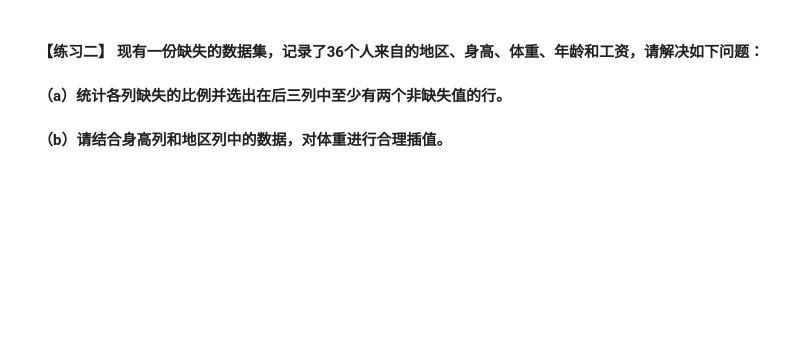
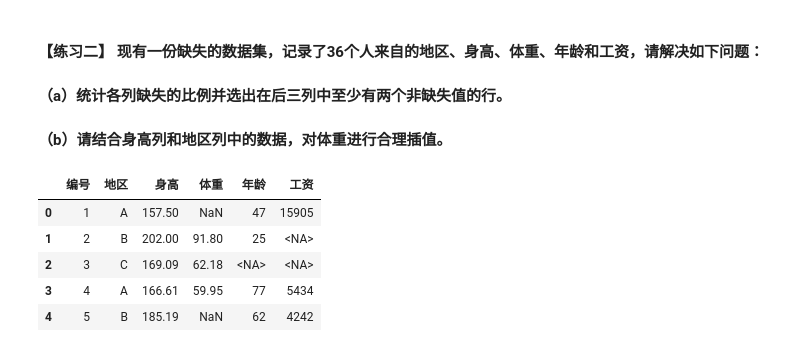
Before and after one commit to JerriaYe/pandas, a Jupyter notebook: 6.缺失数据.ipynb, the cells around one changed output. Drawn from its saved outputs; the diff is of its cells as text; code cells hidden in the pictures; blank space fills up the shorter version.

```diff
--- a/6.缺失数据.ipynb
+++ b/6.缺失数据.ipynb
@@ -629,4 +1011,12 @@ pd.read_csv('data/Missing_data_one.csv').head()
 #### （a）统计各列缺失的比例并选出在后三列中至少有两个非缺失值的行。
 #### （b）请结合身高列和地区列中的数据，对体重进行合理插值。
 # %%
-pd.read_csv('data/Missing_data_two.csv').head()
+b=pd.read_csv('data/Missing_data_two.csv').convert_dtypes()
+b.head()
+# %% [output]
+|  | 编号 | 地区 | 身高 | 体重 | 年龄 | 工资 |
+| 0 | 1 | A | 157.50 | NaN | 47 | 15905 |
+| 1 | 2 | B | 202.00 | 91.80 | 25 | <NA> |
+| 2 | 3 | C | 169.09 | 62.18 | <NA> | <NA> |
+| 3 | 4 | A | 166.61 | 59.95 | 77 | 5434 |
+| 4 | 5 | B | 185.19 | NaN | 62 | 4242 |
```
Also changed, not shown: parts of 91 cells of this notebook.
